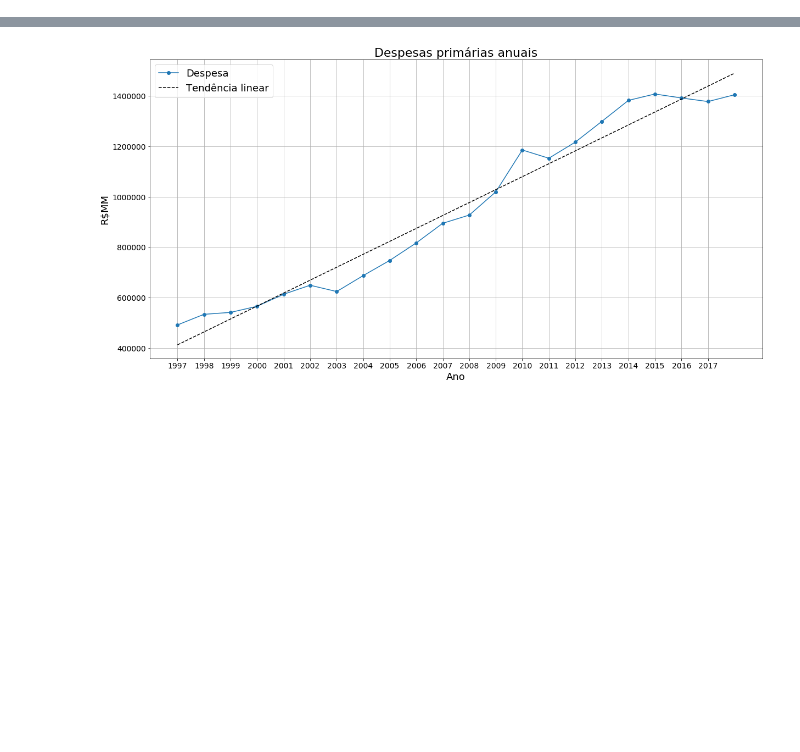
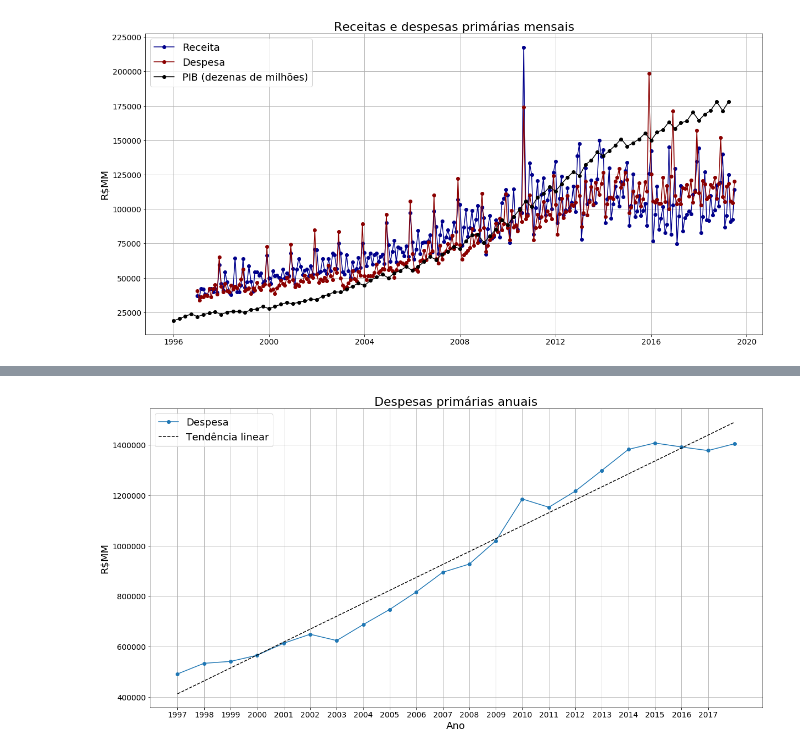
Before and after one commit to paulohubert/resultado_primario, a Jupyter notebook: analise_resultado_primario.ipynb, the cells around one changed output, grey strips where cells are left out. Saved outputs shown, nothing was run; the diff lists cells and outputs as text; code cells hidden in the pictures; blank space fills up the shorter version.

```diff
--- a/analise_resultado_primario.ipynb
+++ b/analise_resultado_primario.ipynb
@@ -46,3 +50,18 @@ plt.grid(True)
+# %%
+# Séries mensais e PIB
+fig = plt.figure(figsize = (20, 10))
+
+plt.plot(dados.Mes, dados.recliq, 'o-', label = 'Receita', color = 'darkblue')
+plt.plot(dados.Mes, dados.Despesa, 'o-', label = 'Despesa', color = 'darkred')
+plt.plot(dfpib.data, dfpib.pib/10, 'o-', label = 'PIB (dezenas de milhões)', color = 'black')
+plt.legend(fontsize = 18)
+plt.xticks(fontsize = 14)
+plt.yticks(fontsize = 14)
+plt.ylabel('R$MM', fontsize = 18)
+plt.title('Receitas e despesas primárias mensais', fontsize = 22)
+plt.grid(True)
+# %% [output]
+[figure, added]
 # %%
 # Agrupando por ano
 dados_ano = dados.groupby(dados.Mes.dt.year).sum().reset_index()
```
Also changed, not shown: parts of 9 cells of this notebook, 3 other files.
